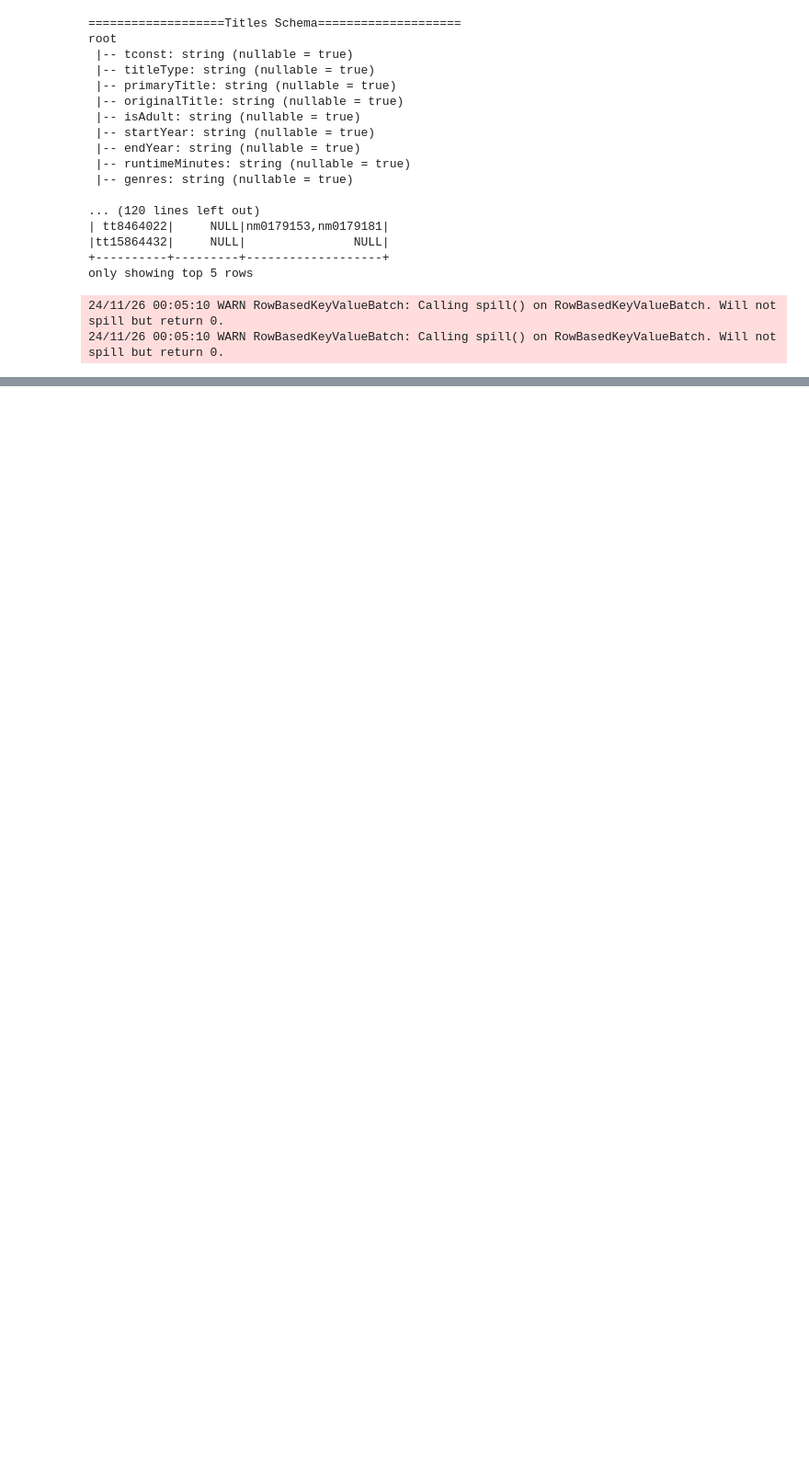
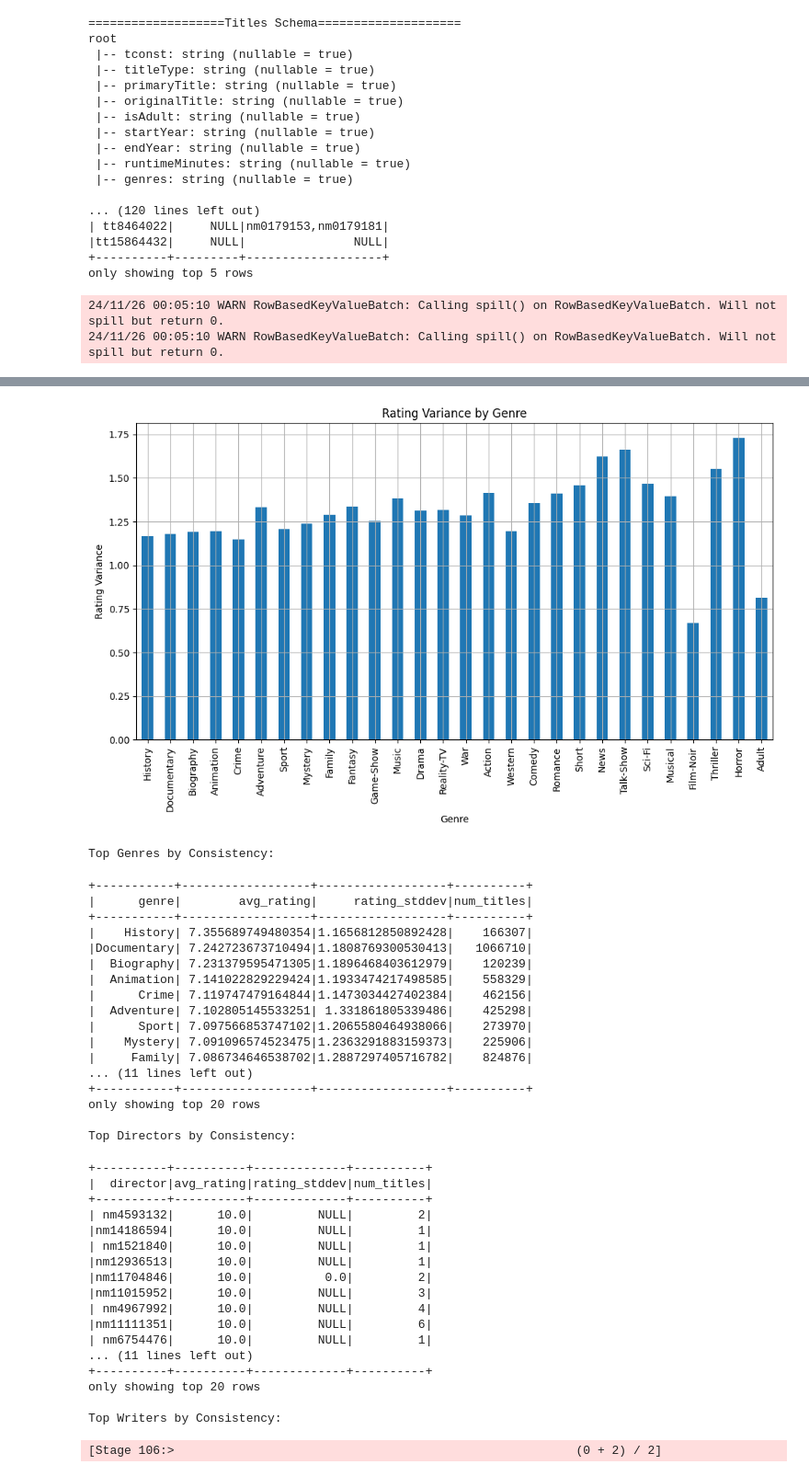
Before and after one commit to duongnguyen291/IMDB_Analytics, a Jupyter notebook: imdb_analytics/notebooks/exploration.ipynb, the cells around one changed output, grey strips where cells are left out. Shown: that part at 92% size. Cells and saved outputs as stored; diff of their text form; code cells hidden in the pictures; blank space fills up the shorter version.

```diff
--- a/imdb_analytics/notebooks/exploration.ipynb
+++ b/imdb_analytics/notebooks/exploration.ipynb
@@ -1942,0 +1983,6 @@ print("Analysis completed. Plots saved as images.")
+# %%
+# 8. Analyze rating consistency (for genres and crew)
+AdvancedUsage.analyze_rating_consistency_usage(
+    titles_df, rating_df, crew_df, output_crew_insights=True
+)
+# %% [output]
@@ -1942,0 +1990,37 @@ print("Analysis completed. Plots saved as images.")
+[figure, added]
+Top Genres by Consistency:
++-----------+------------------+------------------+----------+
+|      genre|        avg_rating|     rating_stddev|num_titles|
++-----------+------------------+------------------+----------+
+|    History| 7.355689749480354|1.1656812850892428|    166307|
+|Documentary| 7.242723673710494|1.1808769300530413|   1066710|
+|  Biography| 7.231379595471305|1.1896468403612979|    120239|
+|  Animation| 7.141022829229424|1.1933474217498585|    558329|
+|      Crime| 7.119747479164844|1.1473034427402384|    462156|
+|  Adventure| 7.102805145533251| 1.331861805339486|    425298|
+|      Sport| 7.097566853747102|1.2065580464938066|    273970|
+|    Mystery| 7.091096574523475|1.2363291883159373|    225906|
+|     Family| 7.086734646538702|1.2887297405716782|    824876|
+... (11 lines left out)
++-----------+------------------+------------------+----------+
+only showing top 20 rows
+
+Top Directors by Consistency:
++----------+----------+-------------+----------+
+|  director|avg_rating|rating_stddev|num_titles|
++----------+----------+-------------+----------+
+| nm4593132|      10.0|         NULL|         2|
+|nm14186594|      10.0|         NULL|         1|
+| nm1521840|      10.0|         NULL|         1|
+|nm12936513|      10.0|         NULL|         1|
+|nm11704846|      10.0|          0.0|         2|
+|nm11015952|      10.0|         NULL|         3|
+| nm4967992|      10.0|         NULL|         4|
+|nm11111351|      10.0|         NULL|         6|
+| nm6754476|      10.0|         NULL|         1|
+... (11 lines left out)
++----------+----------+-------------+----------+
+only showing top 20 rows
+
+Top Writers by Consistency:
+[Stage 106:>                                                        (0 + 2) / 2]
```
Also changed, not shown: parts of 19 cells of this notebook.
